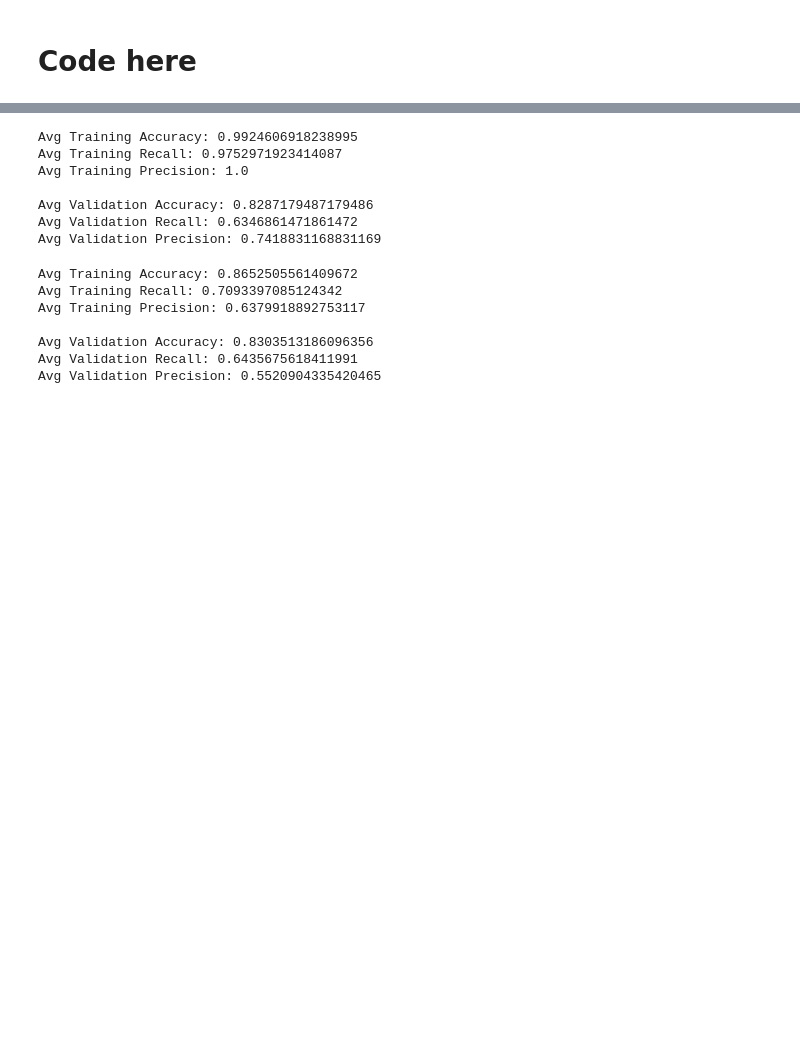
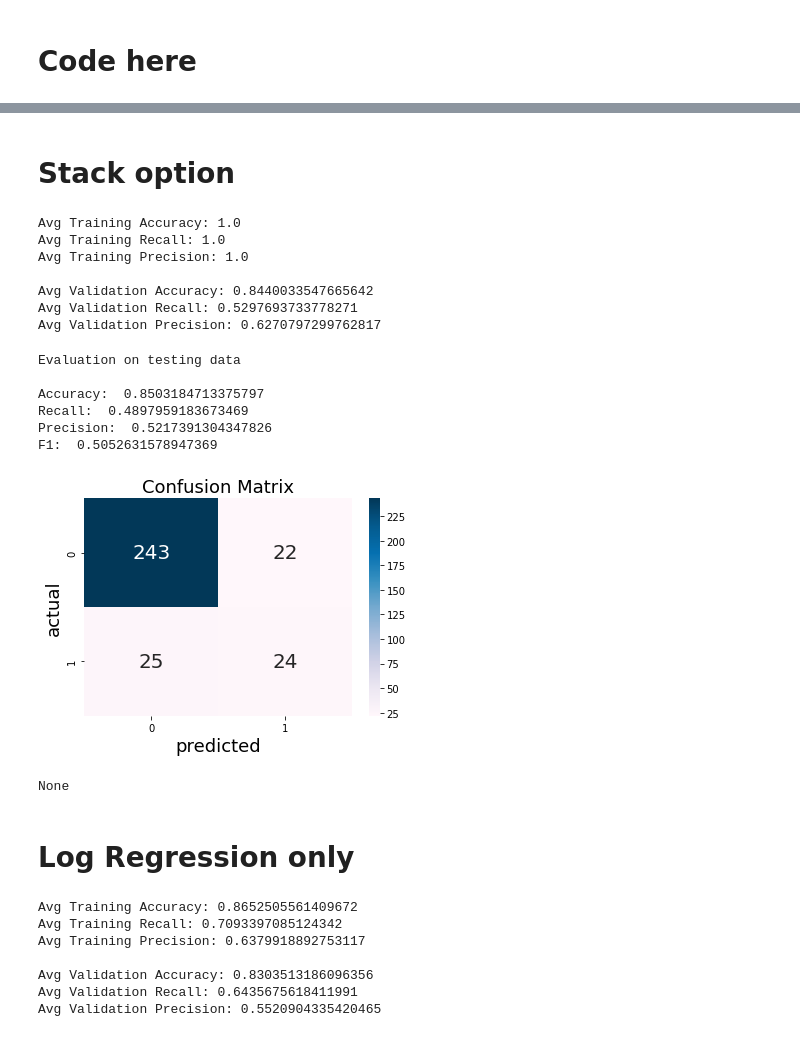
Before and after one commit to reuip/Ironhack-final-project, a Jupyter notebook: modelling pipeline desktop.ipynb, the cells around one changed output, grey strips where cells are left out. Saved outputs shown, nothing was run; the diff lists cells and outputs as text; code cells hidden in the pictures; blank space fills up the shorter version.

```diff
--- a/modelling pipeline desktop.ipynb
+++ b/modelling pipeline desktop.ipynb
@@ -137,11 +137,12 @@ def _evaluation(y, y_hat, title = 'Confusion Matrix'):
 def _get_stacking():
     # define the base models
     level0 = list()
-    level0.append(('dt',DecisionTreeClassifier(max_depth= 6, max_features=1, min_samples_leaf= 2, min_samples_split= 10)))
+    level0.append(('bag',BaggingClassifier(base_estimator=LogisticRegression(max_iter=100,penalty='l1',solver='saga',warm_start=True,random_state=1234),n_estimators=15,bootstrap=True,warm_start=True,n_jobs=-1,random_state=1234)))
+    #level0.append(('dt',DecisionTreeClassifier(max_depth= 6, max_features=1, min_samples_leaf= 2, min_samples_split= 10,random_state=1234)))
+    #level0.append(('gau',GaussianNB()))
     #level0.append(('xgb', XGBClassifier()))
     #level0.append(('svm', SVC(random_state=42)))
-    #level0.append(('bag',BaggingClassifier(LogisticRegression(),n_estimators=5,bootstrap=False)))
-    level0.append(('lr', LogisticRegression(random_state=1234)))
+    #level0.append(('lr', LogisticRegression(max_iter=100,penalty='l1',solver='saga',random_state=1234)))
     level0.append(('knn', KNeighborsClassifier(metric='manhattan',n_neighbors=10,weights='distance')))
     # define meta learner model
     level1 = LogisticRegression(random_state=1234)
@@ -289,11 +322,26 @@ Avg Validation Precision: 0.49536842105263157
+# %% [markdown]
+# Stack option
 # %%
-pipeline=e_cross_validate_grid(preprocess,stack,scoring='recall', cv=KFold(),grid_search=False,conf_matrix=False)
+pipeline_stack=e_cross_validate_grid(preprocess,stack,scoring='recall', cv=KFold(),grid_search=False,conf_matrix=False)
 # %% [output]
-Avg Training Accuracy: 0.9924606918238995
-Avg Training Recall: 0.9752971923414087
+Avg Training Accuracy: 1.0
+Avg Training Recall: 1.0
 Avg Training Precision: 1.0
 
-Avg Validation Accuracy: 0.8287179487179486
-Avg Validation Recall: 0.6346861471861472
-Avg Validation Precision: 0.7418831168831169
+Avg Validation Accuracy: 0.8440033547665642
+Avg Validation Recall: 0.5297693733778271
+Avg Validation Precision: 0.6270797299762817
+# %%
+f_validate_pipeline_on_test(pipeline_stack)
+# %% [output]
+Evaluation on testing data
+
+Accuracy:  0.8503184713375797
+Recall:  0.4897959183673469
+Precision:  0.5217391304347826
+F1:  0.5052631578947369
+[figure, added]
+None
+# %% [markdown]
+# Log Regression only
 # %%
```
Also changed, not shown: parts of 22 cells of this notebook, 1 other file.
